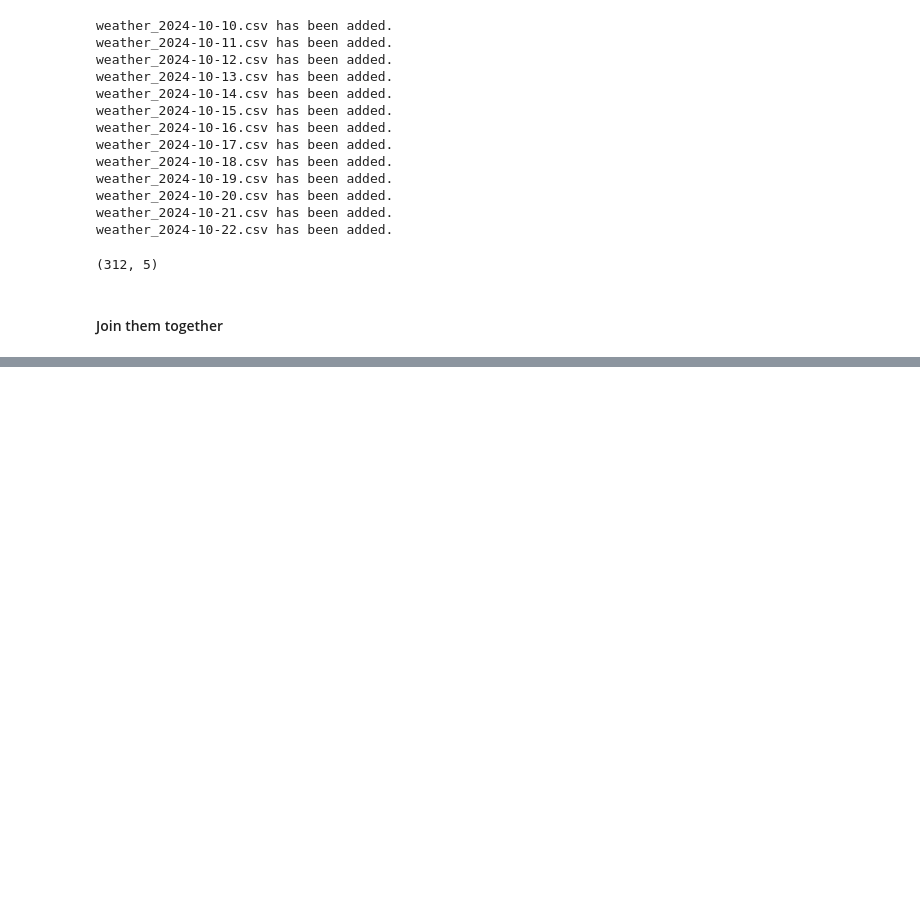
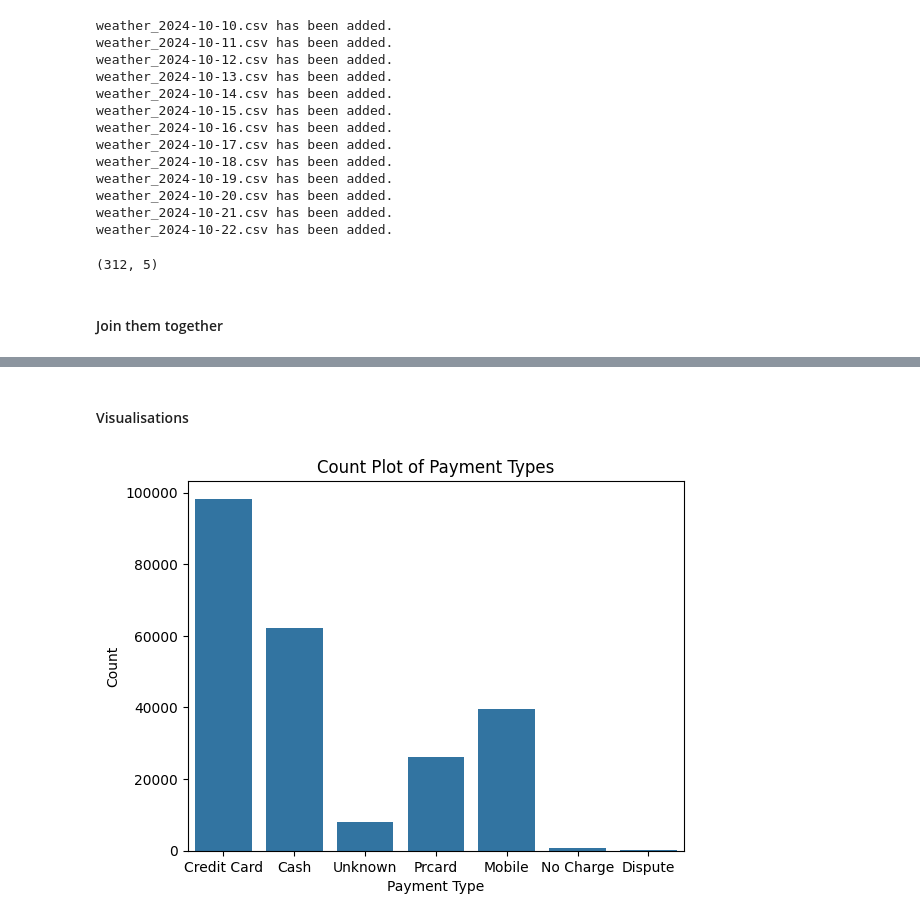
Before and after one commit to schlachtermartin/cubix_data_engineer_live, a Jupyter notebook: src/notebooks/08_local_visualisations.ipynb, the cells around one changed output, grey strips where cells are left out. Cells and saved outputs as stored; diff of their text form; code cells hidden in the pictures; blank space fills up the shorter version.

```diff
--- a/src/notebooks/08_local_visualisations.ipynb
+++ b/src/notebooks/08_local_visualisations.ipynb
@@ -157,0 +176,12 @@ trips_full.head()
+# %% [markdown]
+#### Visualisations
+# %%
+#1. - Count Plot of Payment Types
+
+sns.countplot(x='payment_type', data=trips_full)
+plt.title('Count Plot of Payment Types')
+plt.xlabel('Payment Type')
+plt.ylabel('Count')
+plt.show()
+# %% [output]
+[figure, added]
```
Also changed, not shown: parts of 8 cells of this notebook.
